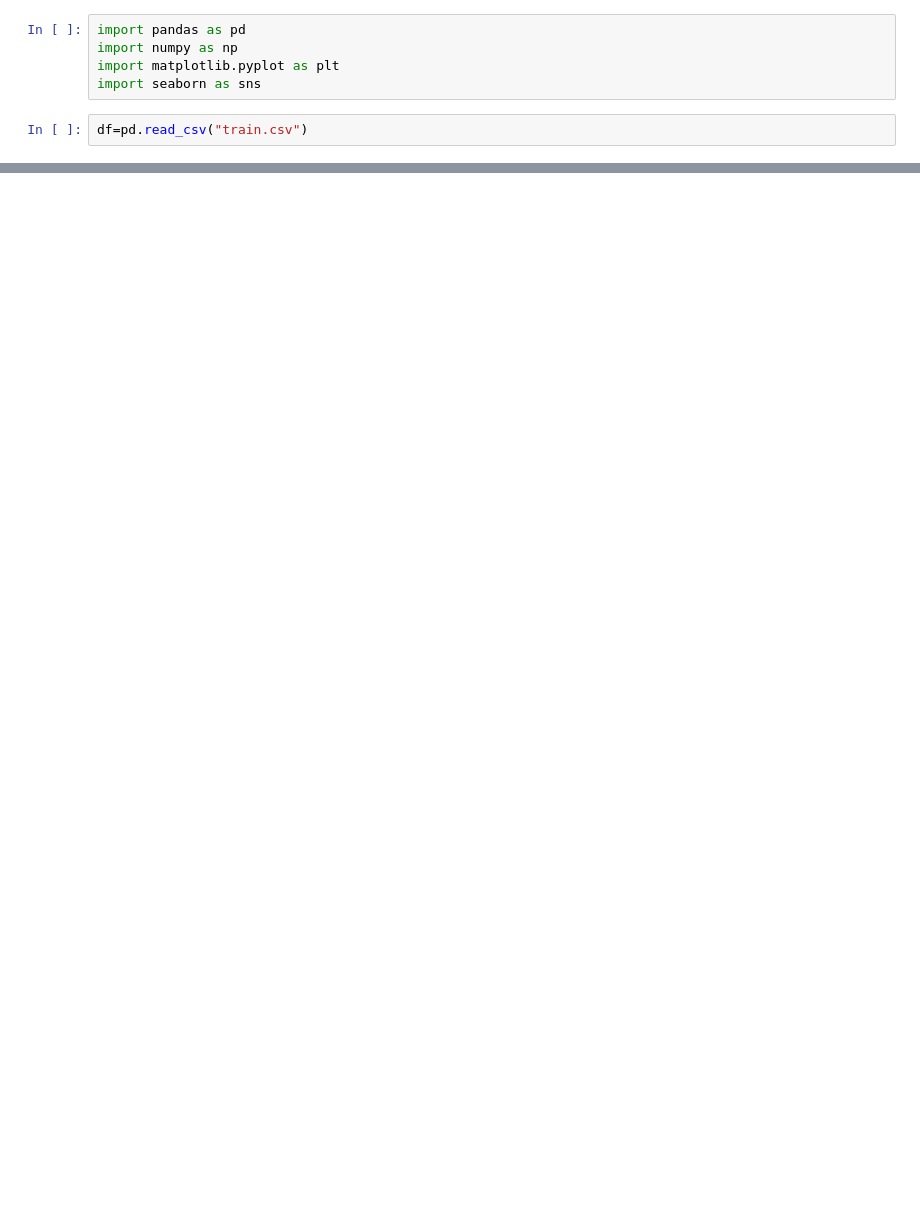
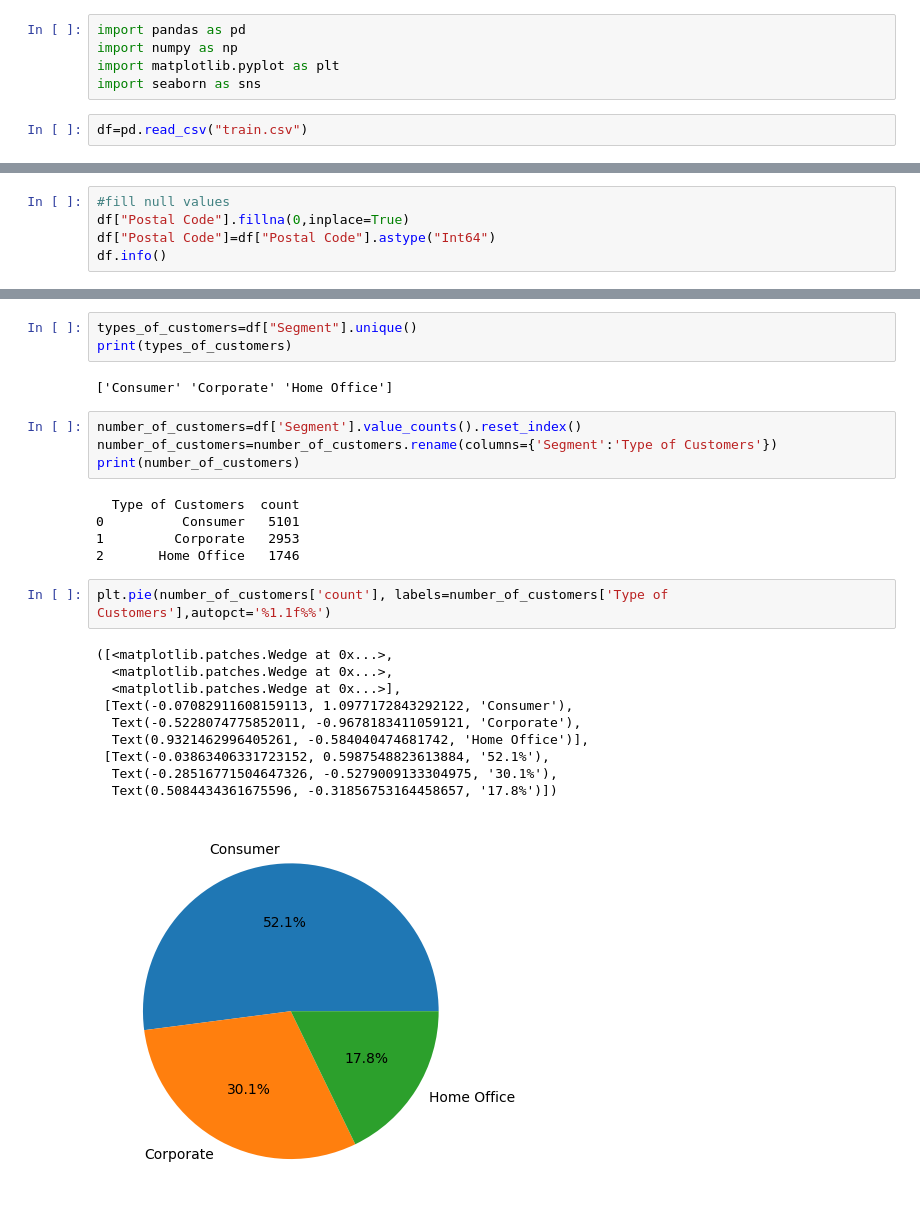
Before and after one commit to ZakDeveloperAI/Superstore_data_analysis, a Jupyter notebook: superstore_data_analysis.ipynb, the cells around one changed output, grey strips where cells are left out. Cells and saved outputs as stored; diff of their text form; blank space fills up the shorter version.

Commit message:
segmentation of customers

```diff
--- a/superstore_data_analysis.ipynb
+++ b/superstore_data_analysis.ipynb
@@ -16,0 +37,5 @@ df.head()
+# %%
+#fill null values
+df["Postal Code"].fillna(0,inplace=True)
+df["Postal Code"]=df["Postal Code"].astype("Int64")
+df.info()
@@ -16,0 +51,27 @@ df.head()
+# %%
+types_of_customers=df["Segment"].unique()
+print(types_of_customers)
+# %% [output]
+['Consumer' 'Corporate' 'Home Office']
+# %%
+number_of_customers=df['Segment'].value_counts().reset_index()
+number_of_customers=number_of_customers.rename(columns={'Segment':'Type of Customers'})
+print(number_of_customers)
+# %% [output]
+  Type of Customers  count
+0          Consumer   5101
+1         Corporate   2953
+2       Home Office   1746
+# %%
+plt.pie(number_of_customers['count'], labels=number_of_customers['Type of Customers'],autopct='%1.1f%%')
+# %% [output]
+([<matplotlib.patches.Wedge at 0x...>,
+  <matplotlib.patches.Wedge at 0x...>,
+  <matplotlib.patches.Wedge at 0x...>],
+ [Text(-0.07082911608159113, 1.0977172843292122, 'Consumer'),
+  Text(-0.5228074775852011, -0.9678183411059121, 'Corporate'),
+  Text(0.9321462996405261, -0.584040474681742, 'Home Office')],
+ [Text(-0.03863406331723152, 0.5987548823613884, '52.1%'),
+  Text(-0.28516771504647326, -0.5279009133304975, '30.1%'),
+  Text(0.5084434361675596, -0.31856753164458657, '17.8%')])
+[figure, added]
```
Also changed, not shown: parts of 4 cells of this notebook.
